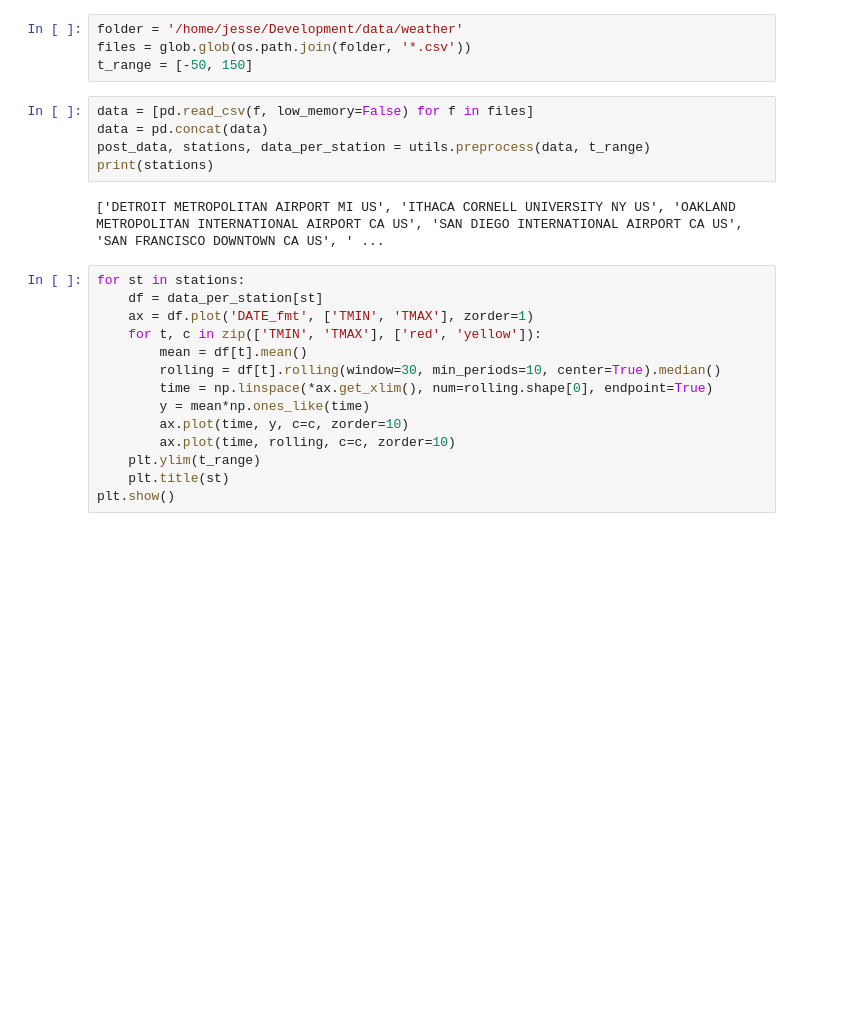
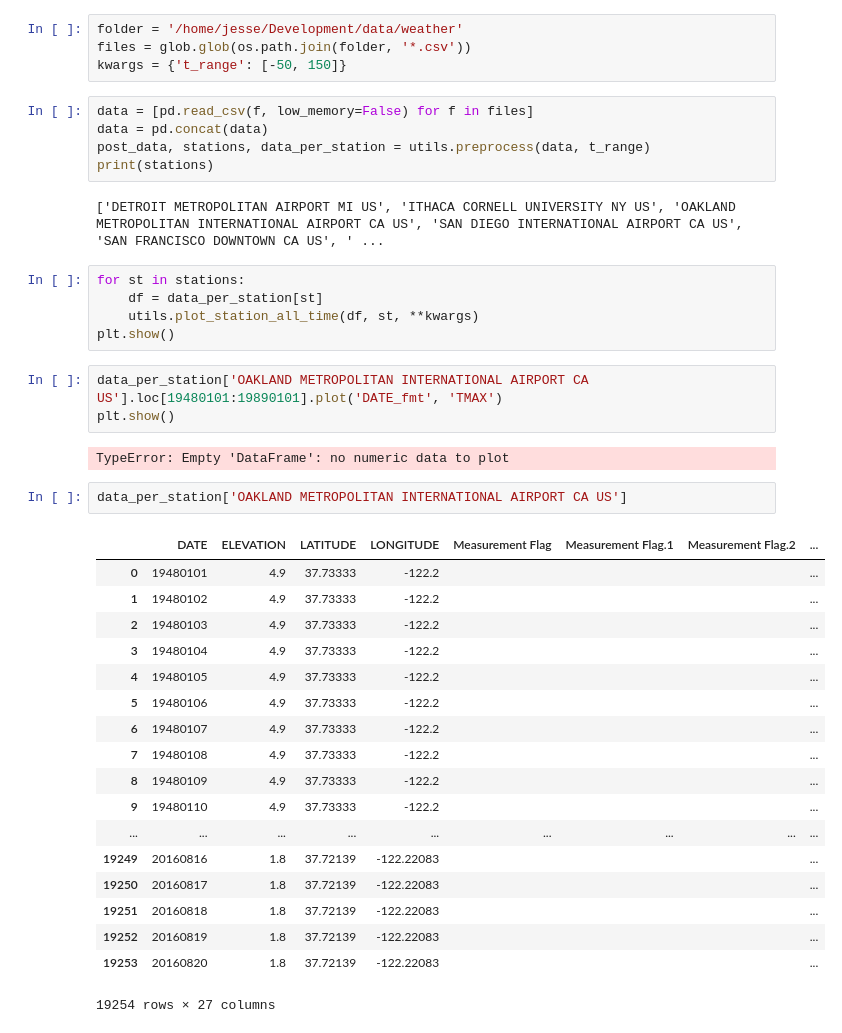
Before and after one commit to JesseLivezey/weird_weather, a Jupyter notebook: temp_viz.ipynb, the cells around one changed output. Cells and saved outputs as stored; diff of their text form; blank space fills up the shorter version.

```diff
--- a/temp_viz.ipynb
+++ b/temp_viz.ipynb
@@ -10,7 +11,7 @@ reload(utils)
 # %%
 folder = '/home/jesse/Development/data/weather'
 files = glob.glob(os.path.join(folder, '*.csv'))
-t_range = [-50, 150]
+kwargs = {'t_range': [-50, 150]}
 # %%
 data = [pd.read_csv(f, low_memory=False) for f in files]
 data = pd.concat(data)
@@ -18,17 +19,34 @@ post_data, stations, data_per_station = utils.preprocess(data, t_range)
 print(stations)
 # %% [output]
 ['DETROIT METROPOLITAN AIRPORT MI US', 'ITHACA CORNELL UNIVERSITY NY US', 'OAKLAND METROPOLITAN INTERNATIONAL AIRPORT CA US', 'SAN DIEGO INTERNATIONAL AIRPORT CA US', 'SAN FRANCISCO DOWNTOWN CA US', ' ...
-# %%
-for st in stations:
-    df = data_per_station[st]
-    ax = df.plot('DATE_fmt', ['TMIN', 'TMAX'], zorder=1)
-    for t, c in zip(['TMIN', 'TMAX'], ['red', 'yellow']):
-        mean = df[t].mean()
-        rolling = df[t].rolling(window=30, min_periods=10, center=True).median()
-        time = np.linspace(*ax.get_xlim(), num=rolling.shape[0], endpoint=True)
-        y = mean*np.ones_like(time)
-        ax.plot(time, y, c=c, zorder=10)
-        ax.plot(time, rolling, c=c, zorder=10)
-    plt.ylim(t_range)
-    plt.title(st)
-plt.show()
+# %%
+for st in stations:
+    df = data_per_station[st]
+    utils.plot_station_all_time(df, st, **kwargs)
+plt.show()
+# %%
+data_per_station['OAKLAND METROPOLITAN INTERNATIONAL AIRPORT CA US'].loc[19480101:19890101].plot('DATE_fmt', 'TMAX')
+plt.show()
+# %% [output]
+TypeError: Empty 'DataFrame': no numeric data to plot
+# %%
+data_per_station['OAKLAND METROPOLITAN INTERNATIONAL AIRPORT CA US']
+# %% [output]
+|  | DATE | ELEVATION | LATITUDE | LONGITUDE | Measurement Flag | Measurement Flag.1 | Measurement Flag.2 | ... |
+| 0 | 19480101 | 4.9 | 37.73333 | -122.2 |  |  |  | ... |
+| 1 | 19480102 | 4.9 | 37.73333 | -122.2 |  |  |  | ... |
+| 2 | 19480103 | 4.9 | 37.73333 | -122.2 |  |  |  | ... |
+| 3 | 19480104 | 4.9 | 37.73333 | -122.2 |  |  |  | ... |
+| 4 | 19480105 | 4.9 | 37.73333 | -122.2 |  |  |  | ... |
+| 5 | 19480106 | 4.9 | 37.73333 | -122.2 |  |  |  | ... |
+| 6 | 19480107 | 4.9 | 37.73333 | -122.2 |  |  |  | ... |
+| 7 | 19480108 | 4.9 | 37.73333 | -122.2 |  |  |  | ... |
+| 8 | 19480109 | 4.9 | 37.73333 | -122.2 |  |  |  | ... |
+| 9 | 19480110 | 4.9 | 37.73333 | -122.2 |  |  |  | ... |
+| ... | ... | ... | ... | ... | ... | ... | ... | ... |
+| 19249 | 20160816 | 1.8 | 37.72139 | -122.22083 |  |  |  | ... |
+| 19250 | 20160817 | 1.8 | 37.72139 | -122.22083 |  |  |  | ... |
+| 19251 | 20160818 | 1.8 | 37.72139 | -122.22083 |  |  |  | ... |
+| 19252 | 20160819 | 1.8 | 37.72139 | -122.22083 |  |  |  | ... |
+| 19253 | 20160820 | 1.8 | 37.72139 | -122.22083 |  |  |  | ... |
+19254 rows × 27 columns
```
Also changed, not shown: parts of 1 cell of this notebook, 1 other file.
